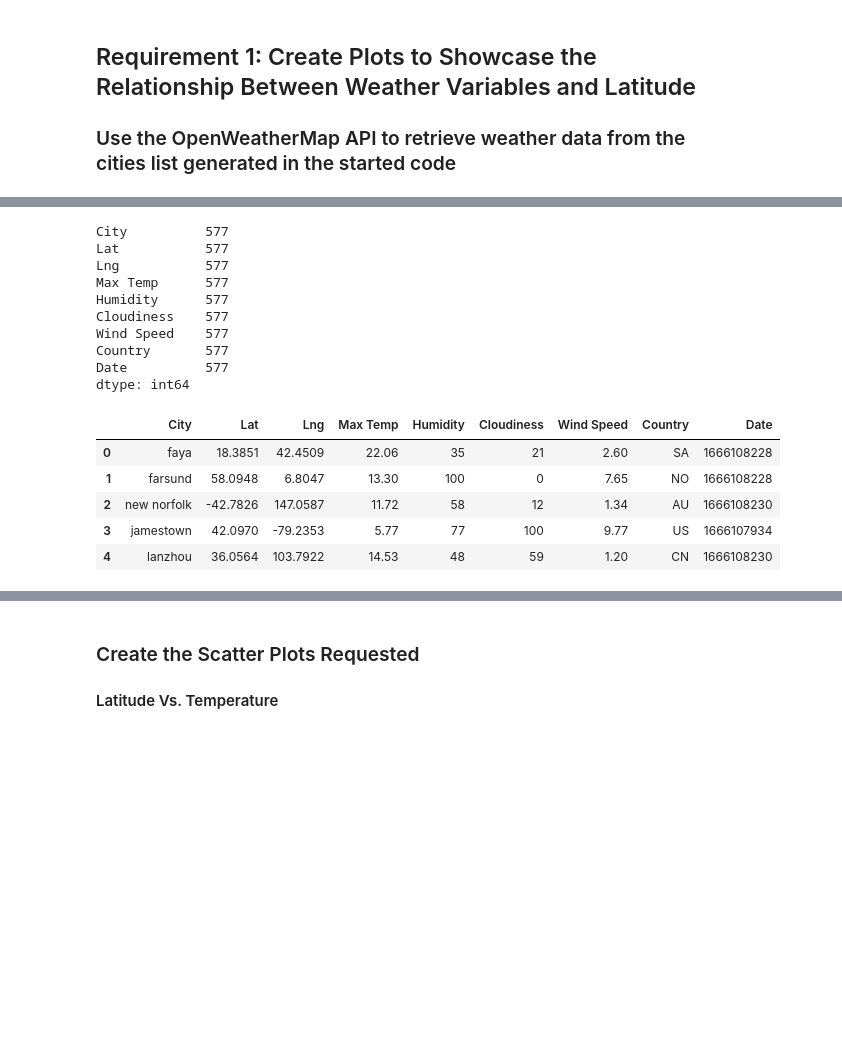
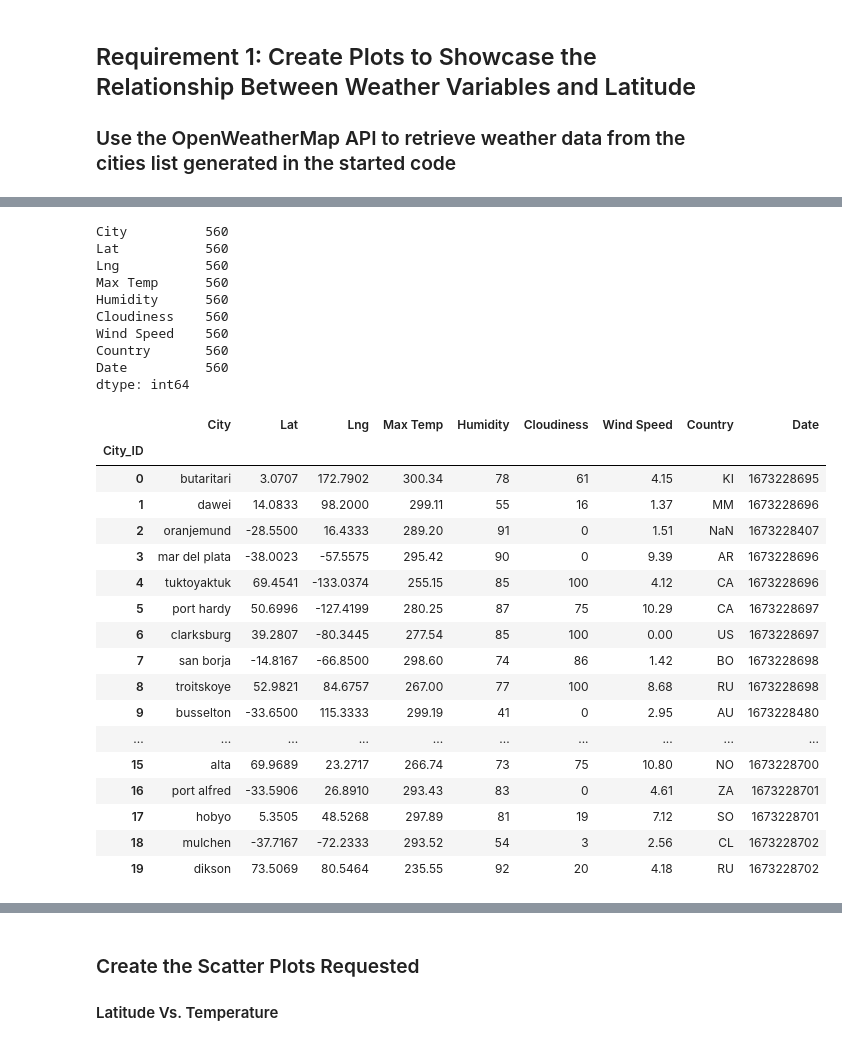
Before and after one commit to jonowood/python-api-challenge, a Jupyter notebook: WeatherPy/WeatherPy.ipynb, the cells around one changed output, grey strips where cells are left out. Cells and saved outputs as stored; diff of their text form; code cells hidden in the pictures; blank space fills up the shorter version.

```diff
--- a/WeatherPy/WeatherPy.ipynb
+++ b/WeatherPy/WeatherPy.ipynb
@@ -93,17 +93,17 @@ for i, city in enumerate(cities):
     # Run an API request for each of the cities
     try:
         # Parse the JSON and retrieve data
-        city_weather = # YOUR CODE HERE
+        city_weather = requests.get(city_url).json()
 
         # Parse out latitude, longitude, max temp, humidity, cloudiness, wind speed, country, and date
-        city_lat = # YOUR CODE HERE
-        city_lng = # YOUR CODE HERE
-        city_max_temp = # YOUR CODE HERE
-        city_humidity = # YOUR CODE HERE
-        city_clouds = # YOUR CODE HERE
-        city_wind = # YOUR CODE HERE
-        city_country = # YOUR CODE HERE
-        city_date = # YOUR CODE HERE
+        city_lat = city_weather["coord"]["lat"]
+        city_lng = city_weather["coord"]["lon"]
+        city_max_temp = city_weather["main"]["temp_max"]
+        city_humidity = city_weather["main"]["humidity"]
+        city_clouds = city_weather["clouds"]["all"]
+        city_wind = city_weather["wind"]["speed"]
+        city_country = city_weather["sys"]["country"]
+        city_date = city_date = city_weather["dt"]
 
         # Append the City information into city_data list
         city_data.append({"City": city,
@@ -130,30 +146,42 @@ SyntaxError: invalid syntax (3130392588.py, line 24)
 # %%
 # Convert the cities weather data into a Pandas DataFrame
-city_data_df = # YOUR CODE HERE
+city_data_df = pd.DataFrame(city_data)
 
 # Show Record Count
 city_data_df.count()
 # %% [output]
-City          577
-Lat           577
-Lng           577
-Max Temp      577
-Humidity      577
-Cloudiness    577
-Wind Speed    577
-Country       577
-Date          577
+City          560
+Lat           560
+Lng           560
+Max Temp      560
+Humidity      560
+Cloudiness    560
+Wind Speed    560
+Country       560
+Date          560
 dtype: int64
 # %%
 # Display sample data
-city_data_df.head()
+city_data_df.head(20)
 # %% [output]
 |  | City | Lat | Lng | Max Temp | Humidity | Cloudiness | Wind Speed | Country | Date |
-| 0 | faya | 18.3851 | 42.4509 | 22.06 | 35 | 21 | 2.60 | SA | 1666108228 |
-| 1 | farsund | 58.0948 | 6.8047 | 13.30 | 100 | 0 | 7.65 | NO | 1666108228 |
-| 2 | new norfolk | -42.7826 | 147.0587 | 11.72 | 58 | 12 | 1.34 | AU | 1666108230 |
-| 3 | jamestown | 42.0970 | -79.2353 | 5.77 | 77 | 100 | 9.77 | US | 1666107934 |
-| 4 | lanzhou | 36.0564 | 103.7922 | 14.53 | 48 | 59 | 1.20 | CN | 1666108230 |
+| City_ID |  |  |  |  |  |  |  |  |  |
+| 0 | butaritari | 3.0707 | 172.7902 | 300.34 | 78 | 61 | 4.15 | KI | 1673228695 |
+| 1 | dawei | 14.0833 | 98.2000 | 299.11 | 55 | 16 | 1.37 | MM | 1673228696 |
+| 2 | oranjemund | -28.5500 | 16.4333 | 289.20 | 91 | 0 | 1.51 | NaN | 1673228407 |
+| 3 | mar del plata | -38.0023 | -57.5575 | 295.42 | 90 | 0 | 9.39 | AR | 1673228696 |
+| 4 | tuktoyaktuk | 69.4541 | -133.0374 | 255.15 | 85 | 100 | 4.12 | CA | 1673228696 |
+| 5 | port hardy | 50.6996 | -127.4199 | 280.25 | 87 | 75 | 10.29 | CA | 1673228697 |
+| 6 | clarksburg | 39.2807 | -80.3445 | 277.54 | 85 | 100 | 0.00 | US | 1673228697 |
+| 7 | san borja | -14.8167 | -66.8500 | 298.60 | 74 | 86 | 1.42 | BO | 1673228698 |
+| 8 | troitskoye | 52.9821 | 84.6757 | 267.00 | 77 | 100 | 8.68 | RU | 1673228698 |
+| 9 | busselton | -33.6500 | 115.3333 | 299.19 | 41 | 0 | 2.95 | AU | 1673228480 |
+| ... | ... | ... | ... | ... | ... | ... | ... | ... | ... |
+| 15 | alta | 69.9689 | 23.2717 | 266.74 | 73 | 75 | 10.80 | NO | 1673228700 |
+| 16 | port alfred | -33.5906 | 26.8910 | 293.43 | 83 | 0 | 4.61 | ZA | 1673228701 |
+| 17 | hobyo | 5.3505 | 48.5268 | 297.89 | 81 | 19 | 7.12 | SO | 1673228701 |
+| 18 | mulchen | -37.7167 | -72.2333 | 293.52 | 54 | 3 | 2.56 | CL | 1673228702 |
+| 19 | dikson | 73.5069 | 80.5464 | 235.55 | 92 | 20 | 4.18 | RU | 1673228702 |
 # %%
 # Export the City_Data into a csv
 city_data_df.to_csv("output_data/cities.csv", index_label="City_ID")
```
Also changed, not shown: parts of 2 cells of this notebook, 1 other file.
